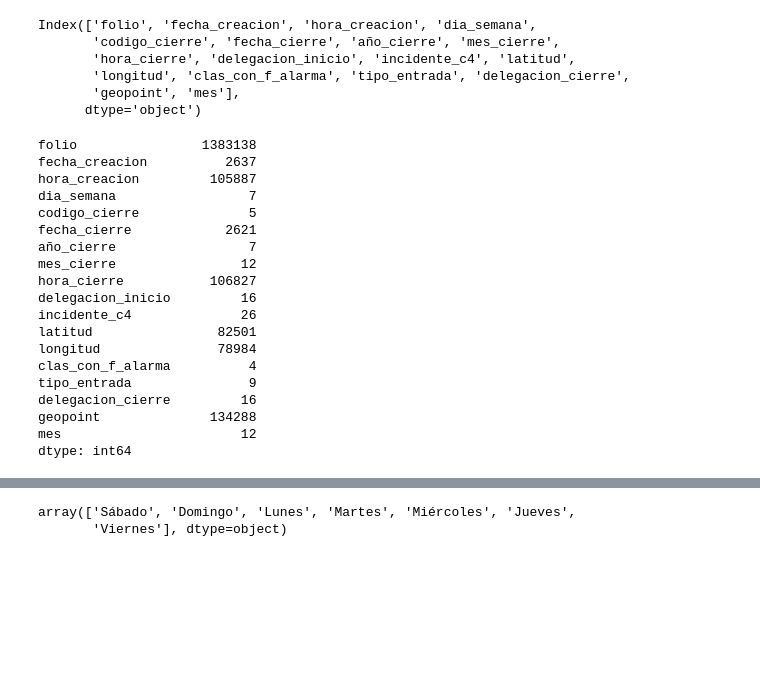
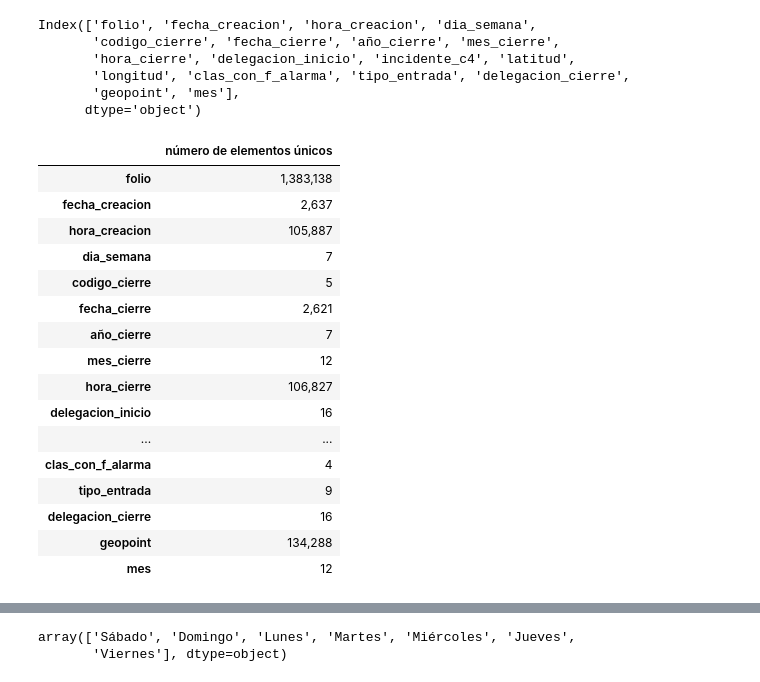
Before and after one commit to YusuriAR/Incidentes_c5, a Jupyter notebook: notebooks/Proyecto1_Eq8.ipynb, the cells around one changed output, grey strips where cells are left out. Saved outputs shown, nothing was run; the diff lists cells and outputs as text; code cells hidden in the pictures; blank space fills up the shorter version.

Commit message:
Add files via upload
Homologa formato de presentacion

```diff
--- a/notebooks/Proyecto1_Eq8.ipynb
+++ b/notebooks/Proyecto1_Eq8.ipynb
@@ -101,28 +101,29 @@ Index(['folio', 'fecha_creacion', 'hora_creacion', 'dia_semana',
        'longitud', 'clas_con_f_alarma', 'tipo_entrada', 'delegacion_cierre',
        'geopoint', 'mes'],
       dtype='object')
-# %%
-c5.nunique()
-# %% [output]
-folio                1383138
-fecha_creacion          2637
-hora_creacion         105887
-dia_semana                 7
-codigo_cierre              5
-fecha_cierre            2621
-año_cierre                 7
-mes_cierre                12
-hora_cierre           106827
-delegacion_inicio         16
-incidente_c4              26
-latitud                82501
-longitud               78984
-clas_con_f_alarma          4
-tipo_entrada               9
-delegacion_cierre         16
-geopoint              134288
-mes                       12
-dtype: int64
+# %%
+tabla_nunicos = pd.DataFrame(c5.nunique())
+tabla_nunicos.columns = ['número de elementos únicos']
+tabla_nunicos['número de elementos únicos'] = tabla_nunicos['número de elementos únicos'].map('{:,}'.format)
+tabla_nunicos
+# %% [output]
+|  | número de elementos únicos |
+| folio | 1,383,138 |
+| fecha_creacion | 2,637 |
+| hora_creacion | 105,887 |
+| dia_semana | 7 |
+| codigo_cierre | 5 |
+| fecha_cierre | 2,621 |
+| año_cierre | 7 |
+| mes_cierre | 12 |
+| hora_cierre | 106,827 |
+| delegacion_inicio | 16 |
+| ... | ... |
+| clas_con_f_alarma | 4 |
+| tipo_entrada | 9 |
+| delegacion_cierre | 16 |
+| geopoint | 134,288 |
+| mes | 12 |
 # %%
 c5.head()
 # %% [output]
```
Also changed, not shown: parts of 8 cells of this notebook.
